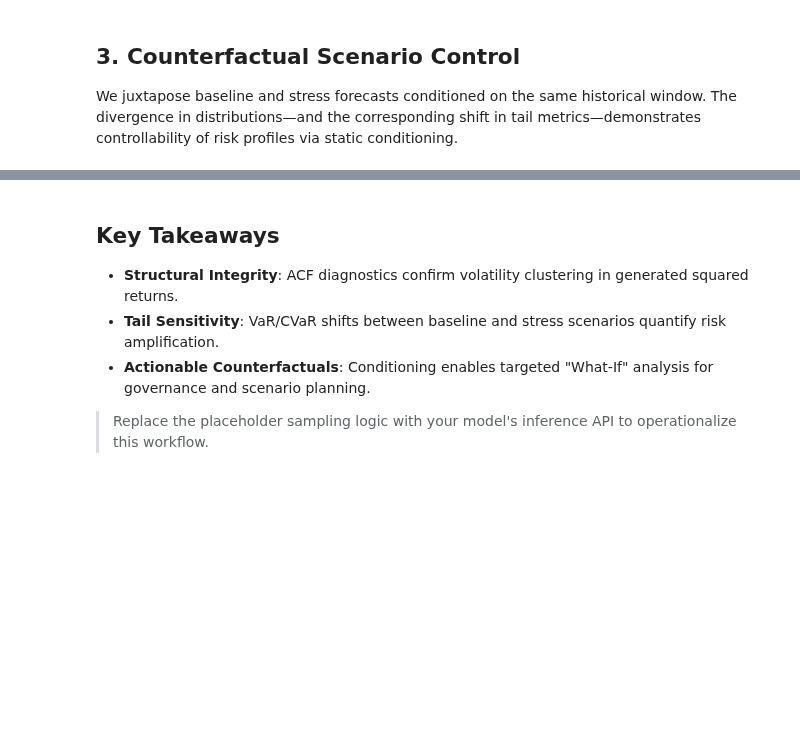
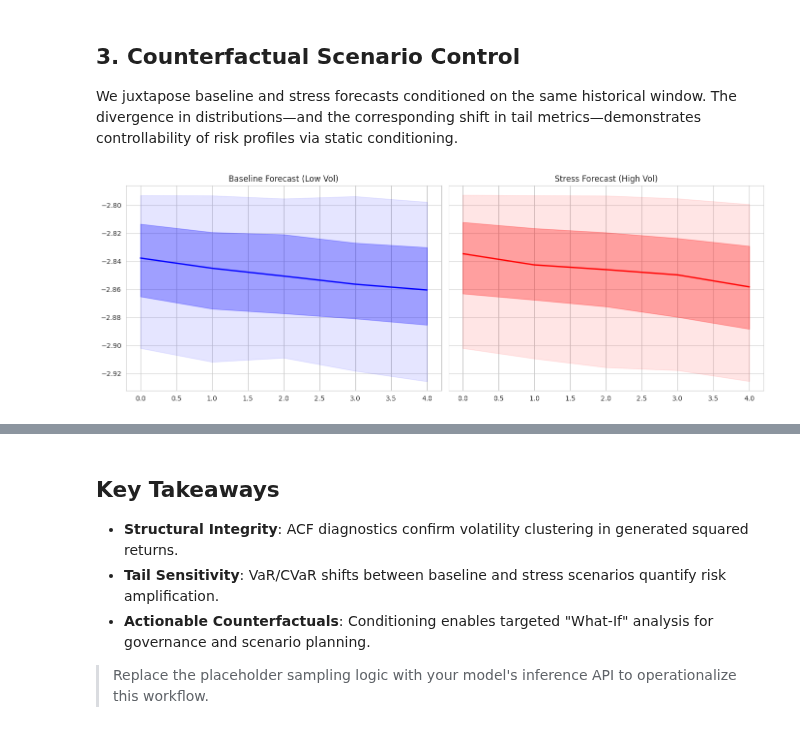
Before and after one commit to Land-Walker/FinD_Generator, a Jupyter notebook: FinD_Generator/notebooks/scenario_stress_demo.ipynb, the cells around one changed output, grey strips where cells are left out. Saved outputs shown, nothing was run; the diff lists cells and outputs as text; code cells hidden in the pictures; blank space fills up the shorter version.

```diff
--- a/FinD_Generator/notebooks/scenario_stress_demo.ipynb
+++ b/FinD_Generator/notebooks/scenario_stress_demo.ipynb
@@ -209,12 +277,28 @@ metrics
 # %% [markdown]
 ## 3. Counterfactual Scenario Control
 We juxtapose baseline and stress forecasts conditioned on the same historical window. The divergence in distributions—and the corresponding shift in tail metrics—demonstrates controllability of risk profiles via static conditioning.
-# %%
-fig, ax = plt.subplots()
-sns.kdeplot(baseline_pnl, label="Baseline", fill=True, alpha=0.4, ax=ax)
-sns.kdeplot(stress_pnl, label="Stress Regime", fill=True, alpha=0.4, ax=ax)
-ax.axvline(baseline_var, color="C0", linestyle="--", label="Baseline VaR")
-ax.axvline(stress_var, color="C1", linestyle="--", label="Stress VaR")
-ax.set(title="Counterfactual PnL Distributions", xlabel="PnL", ylabel="Density")
-ax.legend()
-plt.show()
+# %%
+def plot_fan_chart(ax, scenarios, title, color):
+    """Generates a fan chart showing median and confidence intervals."""
+    median = scenarios.median(axis=1)
+    q5 = scenarios.quantile(0.05, axis=1)
+    q25 = scenarios.quantile(0.25, axis=1)
+    q75 = scenarios.quantile(0.75, axis=1)
+    q95 = scenarios.quantile(0.95, axis=1)
+
+    x = scenarios.index
+
+    ax.plot(x, median, color=color, lw=2, label='Median')
+    ax.fill_between(x, q25, q75, color=color, alpha=0.3, label='50% CI')
+    ax.fill_between(x, q5, q95, color=color, alpha=0.1, label='90% CI')
+    ax.set_title(title)
+
+fig, axes = plt.subplots(1, 2, figsize=(14, 5), sharey=True)
+
+plot_fan_chart(axes[0], baseline_scenarios, "Baseline Forecast (Low Vol)", "blue")
+plot_fan_chart(axes[1], stress_scenarios, "Stress Forecast (High Vol)", "red")
+
+plt.tight_layout()
+plt.show()
+# %% [output]
+[figure, added]
```
Also changed, not shown: parts of 8 cells of this notebook, 3 other files.
